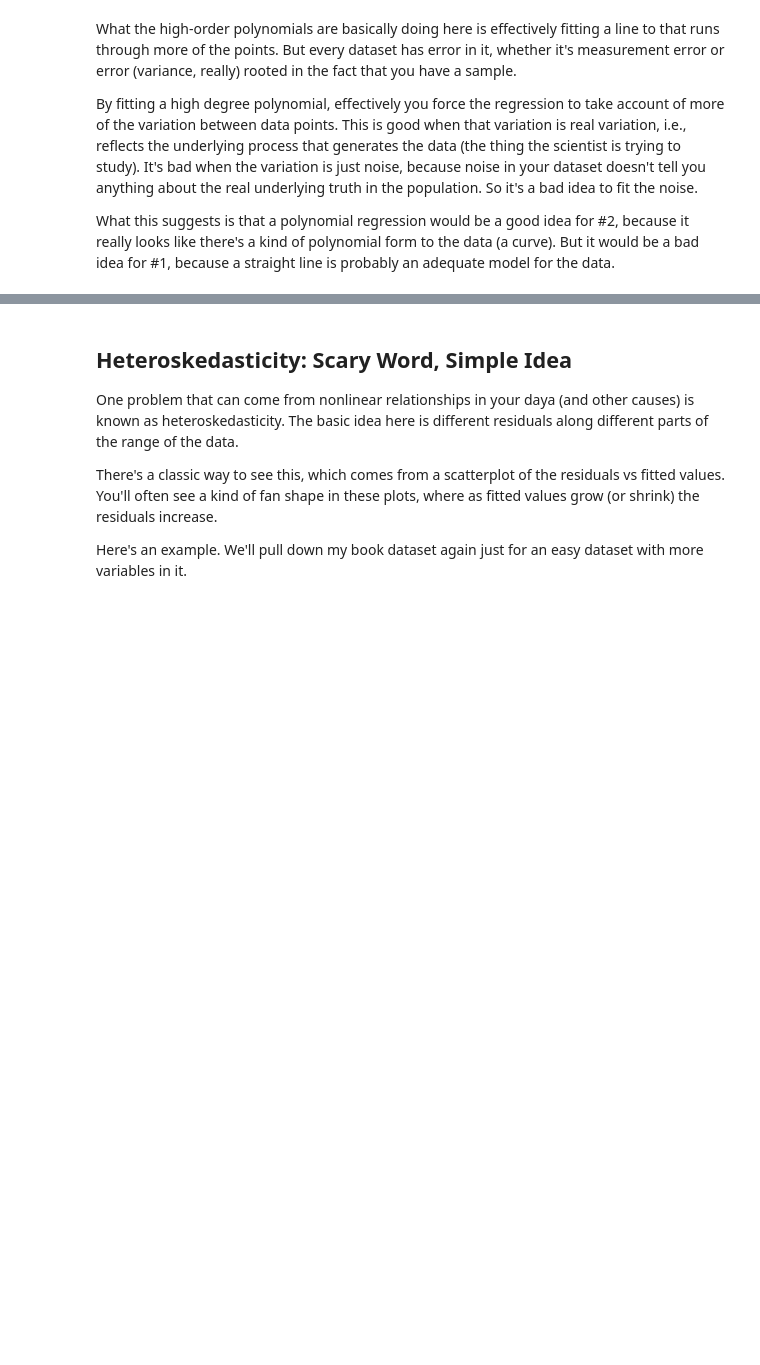
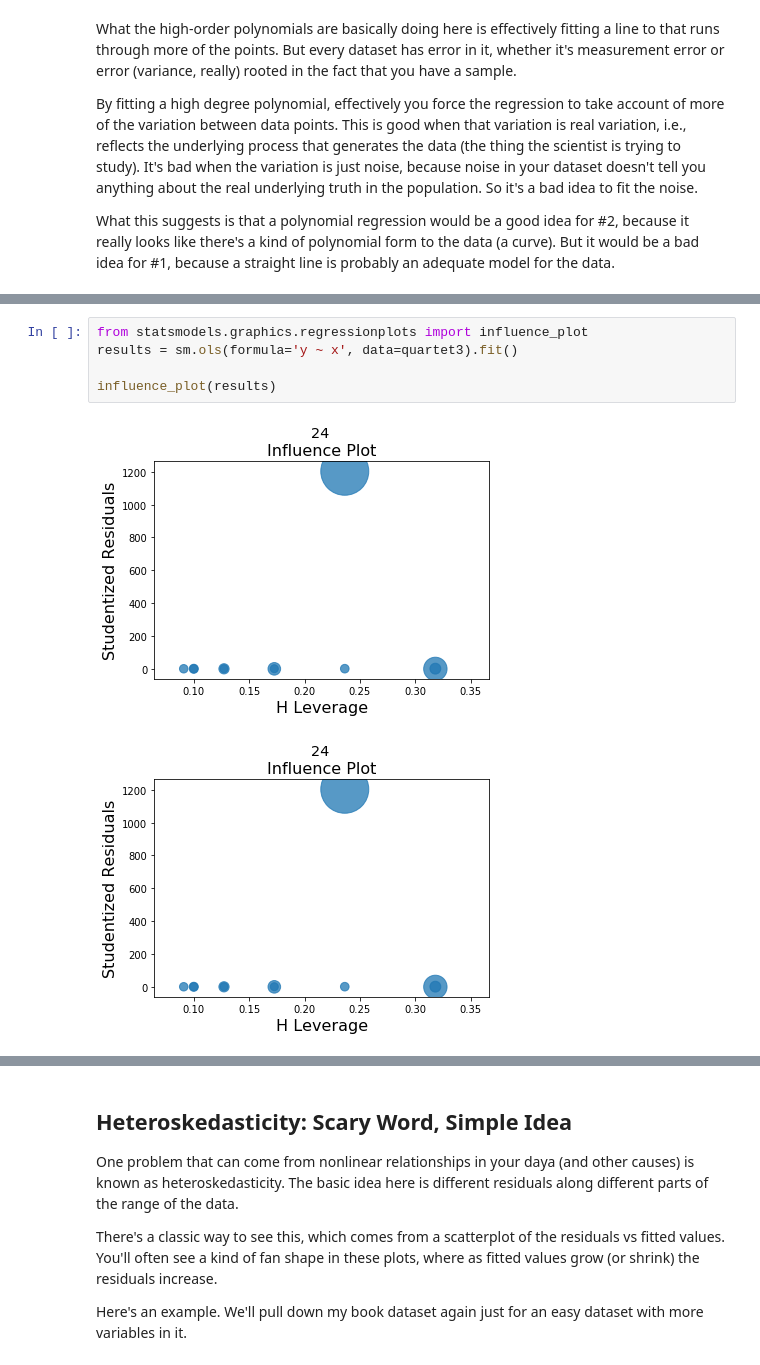
Before and after one commit to paultopia/library_gobbledygook, a Jupyter notebook: lesson_notebooks/regression_problems.ipynb, the cells around one changed output, grey strips where cells are left out. Drawn from its saved outputs; the diff is of its cells as text; blank space fills up the shorter version.

Commit message:
more work on regression problems

```diff
--- a/lesson_notebooks/regression_problems.ipynb
+++ b/lesson_notebooks/regression_problems.ipynb
@@ -103,0 +117,8 @@ What this suggests is that a polynomial regression would be a good idea for #2,
+# %%
+from statsmodels.graphics.regressionplots import influence_plot
+results = sm.ols(formula='y ~ x', data=quartet3).fit()
+
+influence_plot(results)
+# %% [output]
+[figure, added]
+[figure, added]
```
Also changed, not shown: parts of 12 cells of this notebook, 1 other file.
